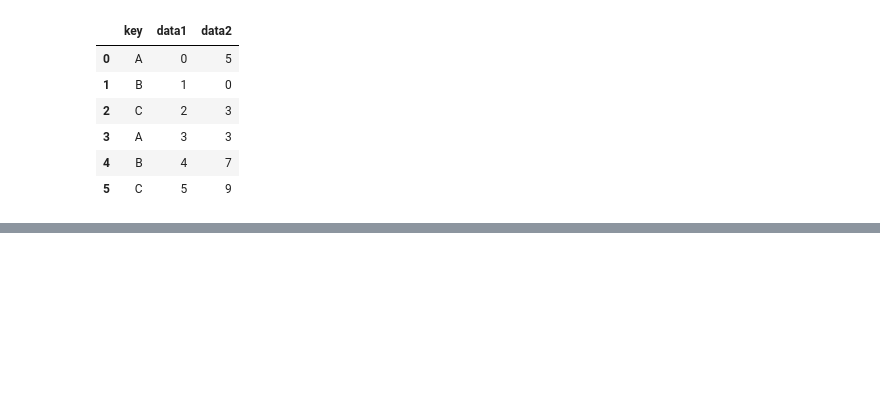
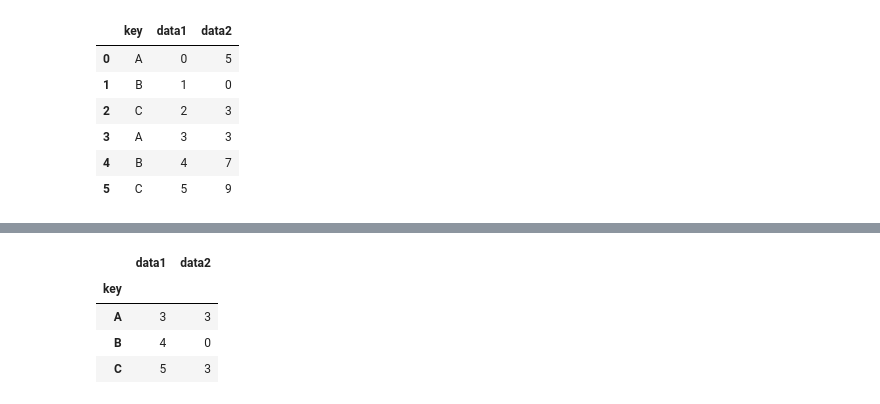
Before and after one commit to lzh233/Pydata_study, a Jupyter notebook: 11.Pandas_累计与分组.ipynb, the cells around one changed output, grey strips where cells are left out. Saved outputs shown, nothing was run; the diff lists cells and outputs as text; code cells hidden in the pictures; blank space fills up the shorter version.

```diff
--- a/11.Pandas_累计与分组.ipynb
+++ b/11.Pandas_累计与分组.ipynb
@@ -138,0 +149,10 @@ df
+# %%
+#通过 Python 字典指定不同列需要累计的函数：
+df.groupby("key").aggregate({'data1':"max",
+                             'data2':"min"})
+# %% [output]
+|  | data1 | data2 |
+| key |  |  |
+| A | 3 | 3 |
+| B | 4 | 0 |
+| C | 5 | 3 |
```
Also changed, not shown: parts of 4 cells of this notebook, 13 other files.
